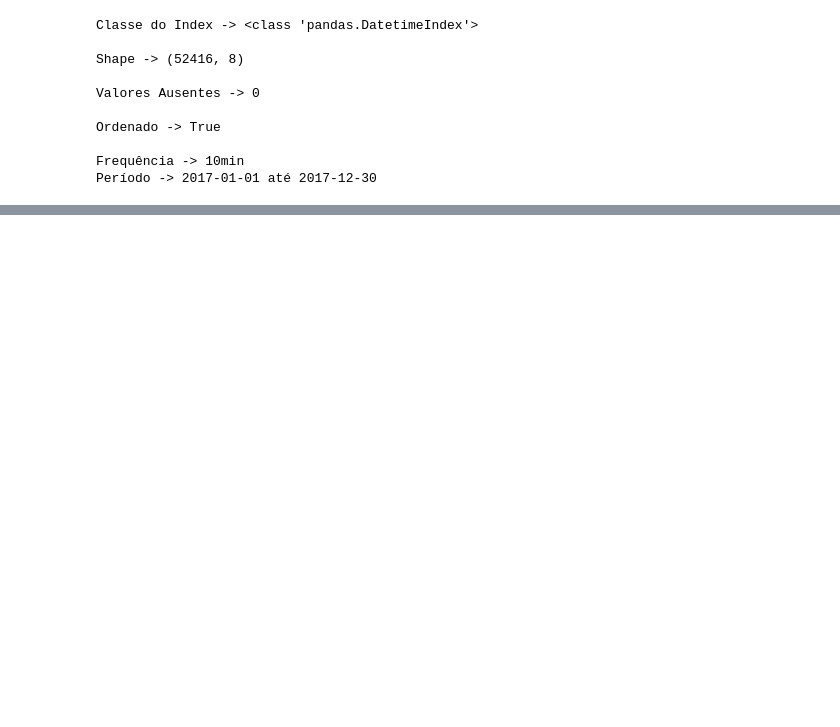
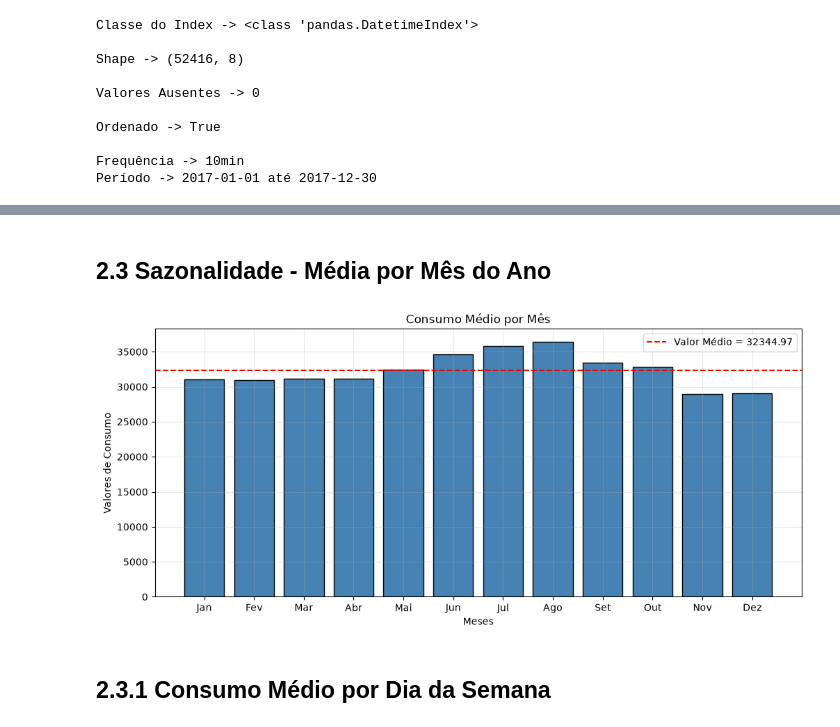
Before and after one commit to RenanTrevelim/energy-demand-forecasting, a Jupyter notebook: notebooks/02_eda_times_series.ipynb, the cells around one changed output, grey strips where cells are left out. Drawn from its saved outputs; the diff is of its cells as text; code cells hidden in the pictures; blank space fills up the shorter version.

```diff
--- a/notebooks/02_eda_times_series.ipynb
+++ b/notebooks/02_eda_times_series.ipynb
@@ -60,0 +144,22 @@ Período -> 2017-01-01 até 2017-12-30
+# %% [markdown]
+## 2.3 Sazonalidade - Média por Mês do Ano
+# %%
+nomes_meses = ['Jan','Fev','Mar','Abr', 'Mai' ,'Jun' , 'Jul' ,'Ago' ,'Set' , 'Out' ,'Nov', 'Dez' ]
+valor_medio = dados["consumo_zona_1"].mean()
+
+media_mes = dados.groupby(dados.index.month)["consumo_zona_1"].mean()
+
+fig, ax = plt.subplots(figsize=(12,5))
+
+ax.bar(nomes_meses, media_mes.values, color='steelblue', edgecolor='black')
+ax.axhline(valor_medio, color="red", linestyle='--', label=f"Valor Médio = {valor_medio:.2f}")
+ax.set_title("Consumo Médio por Mês")
+ax.set_xlabel("Meses")
+ax.set_ylabel("Valores de Consumo")
+ax.legend()
+plt.grid(alpha=0.3)
+plt.show()
+# %% [output]
+[figure, added]
+# %% [markdown]
+## 2.3.1 Consumo Médio por Dia da Semana
```
Also changed, not shown: parts of 39 cells of this notebook.
